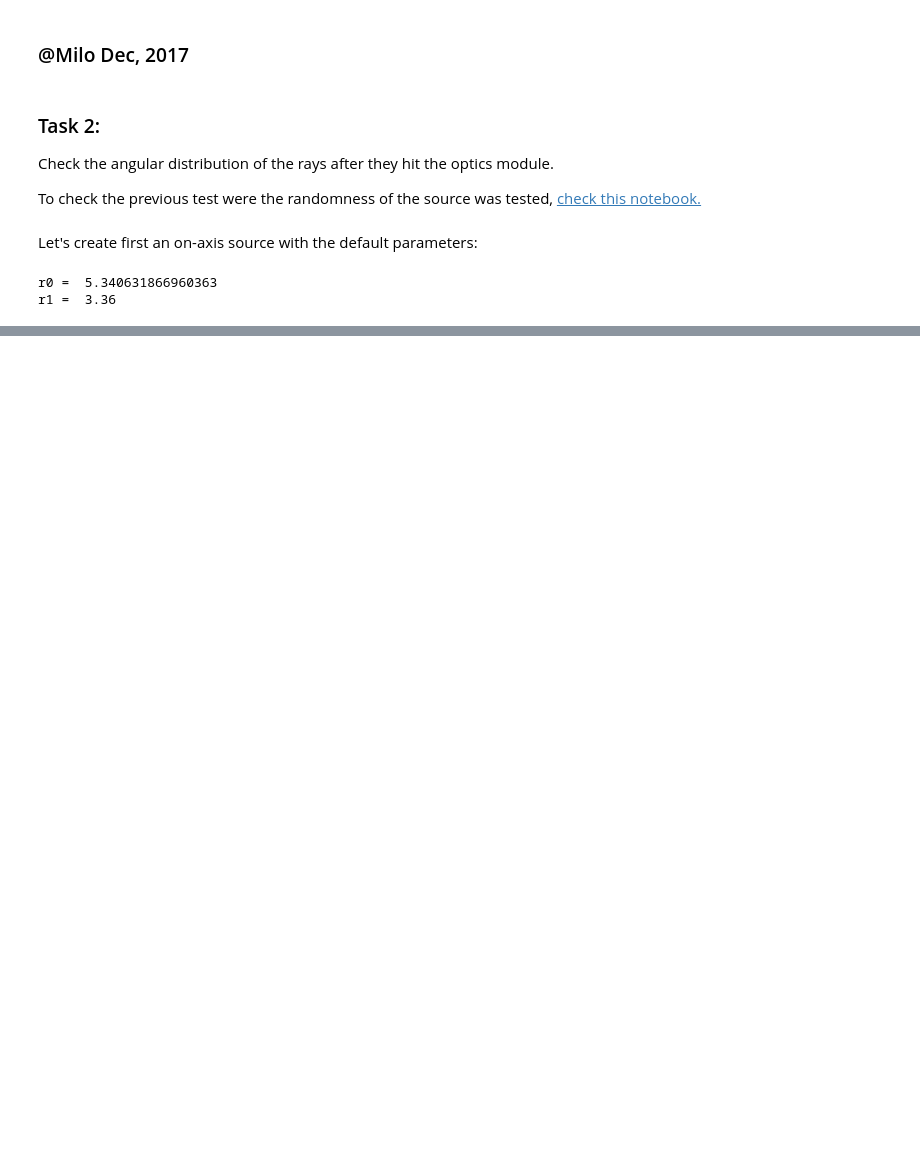
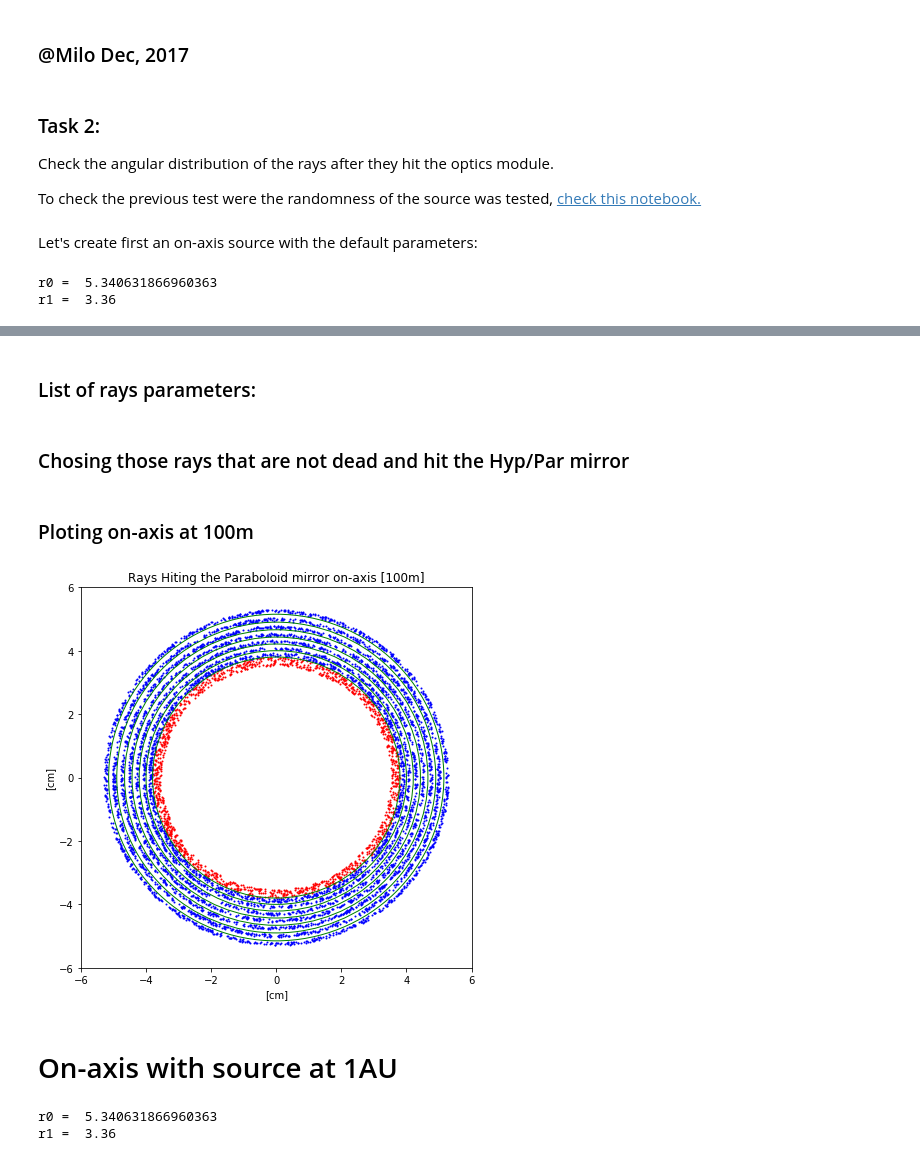
Before and after one commit to pymilo/Milo_RayTracing, a Jupyter notebook: Notebooks/Source_Debuging_01.ipynb, the cells around one changed output, grey strips where cells are left out. Saved outputs shown, nothing was run; the diff lists cells and outputs as text; code cells hidden in the pictures; blank space fills up the shorter version.

Commit message:
Source_Debuging_01 almost complite

```diff
--- a/Notebooks/Source_Debuging_01.ipynb
+++ b/Notebooks/Source_Debuging_01.ipynb
@@ -16,10 +16,10 @@ from foxsisim.source import Source
 from foxsisim.module import Module
 #source = Source(type='point')
 Sdist = -1000           ## cm
-offaxisAngle = 30.0   ## arcmin
+offaxisAngle = 0.0     ## arcmin
 source = Source(type='point',center=[0, -Sdist * np.sin(np.deg2rad(offaxisAngle / 60.0)), Sdist ])
 module = Module(core_radius=3.36)
-n = 1000
+n = 10000
 rays = source.generateRays(module.targetFront,n)
 # %% [output]
 r0 =  5.340631866960363
@@ -66,0 +29,2 @@ drays
+# %% [markdown]
+### List of rays parameters:
@@ -66,0 +39,50 @@ drays
+# %% [markdown]
+### Chosing those rays that are not dead and hit the Hyp/Par mirror
+# %%
+Hrays = [ray for ray in rays if (ray.dead==False and ray.bounces ==1 and ray.tag[-2:] == 'Hy' )]
+Prays = [ray for ray in rays if (ray.dead==False and ray.bounces ==1 and ray.tag[-2:] == 'Pa' )]
+Hx, Hy = np.array([ray.pos[0] for ray in Hrays]), np.array([ray.pos[1] for ray in Hrays])
+Px, Py = np.array([ray.pos[0] for ray in Prays]), np.array([ray.pos[1] for ray in Prays])
+# %% [markdown]
+### Ploting on-axis at 100m
+# %%
+import matplotlib.pyplot as plt
+fig = plt.figure(figsize=(7,7))
+ax = fig.gca()
+# Plot Shells
+FrontRadii = [5.345, 5.085, 4.835, 4.595, 4.365, 4.15, 3.94]
+InterRadii = [5.15, 4.9, 4.66, 4.43, 4.21, 4.0, 3.8]
+InnerRadii = [4.56, 4.335, 4.125, 3.92, 3.725, 3.54, 3.36 ]
+for r in InterRadii:
+    c = plt.Circle((0, 0), r, color='g',fill=False)
+    ax.add_artist(c)
+
+
+# Plot random points
+plt.scatter(Hx,Hy,s=1,color='r')
+plt.scatter(Px,Py,s=1,color='b')
+plt.title('Rays Hiting the Paraboloid mirror on-axis [100m]')
+plt.xlabel('[cm]')
+plt.ylabel('[cm]')
+plt.xlim(-6,6);plt.ylim(-6,6)
+plt.show()
+# %% [output]
+[figure, added]
+# %% [markdown]
+# On-axis with source at 1AU
+# %%
+import numpy as np
+from foxsisim.source import Source
+from foxsisim.module import Module
+#source = Source(type='point')
+Sdist = -1.5e13           ## cm
+#Sdist = -1e4
+offaxisAngle = 0.0     ## arcmin
+source = Source(type='point',center=[0, -Sdist * np.sin(np.deg2rad(offaxisAngle / 60.0)), Sdist ])
+module = Module(core_radius=3.36)
+n = 10000
+rays = source.generateRays(module.targetFront,n)
+module.passRays(rays)
+# %% [output]
+r0 =  5.340631866960363
+r1 =  3.36
```
Also changed, not shown: parts of 38 cells of this notebook, 1 other file.
